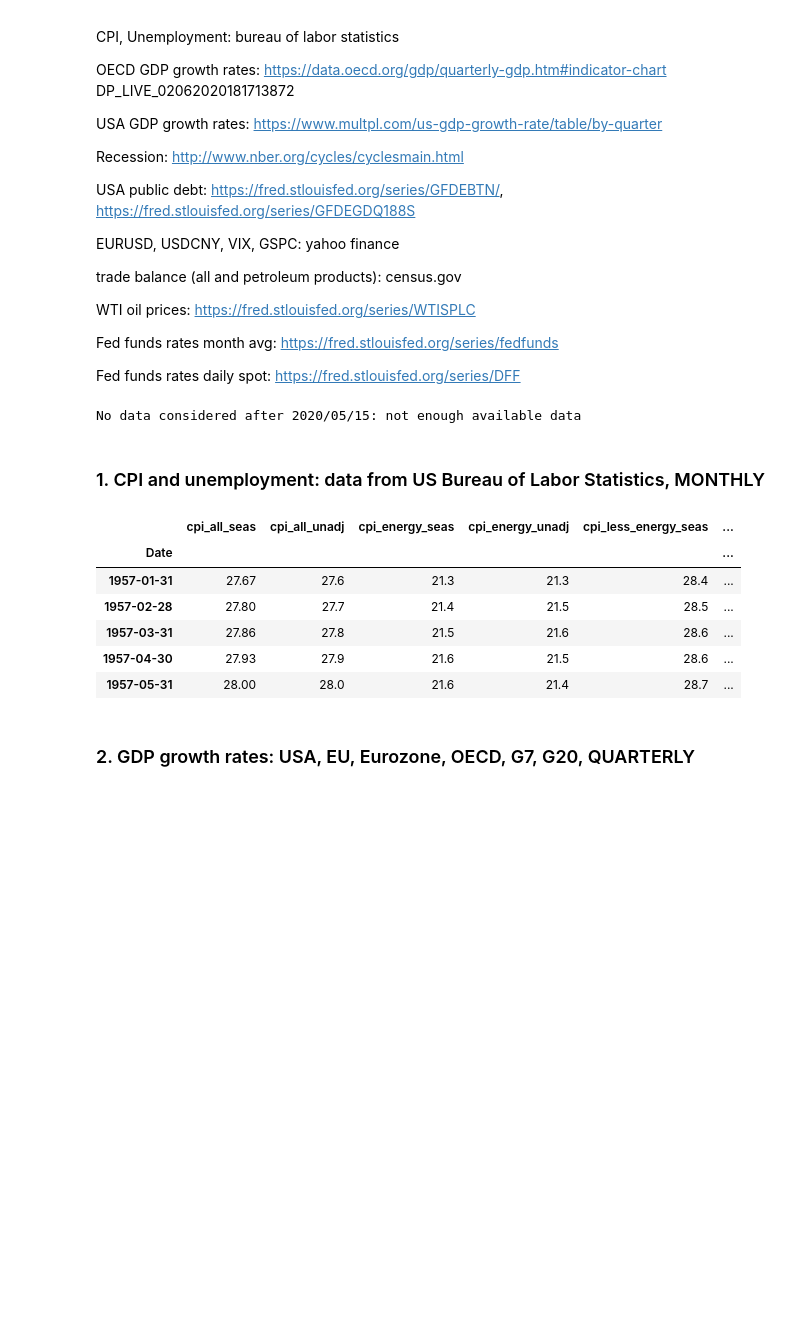
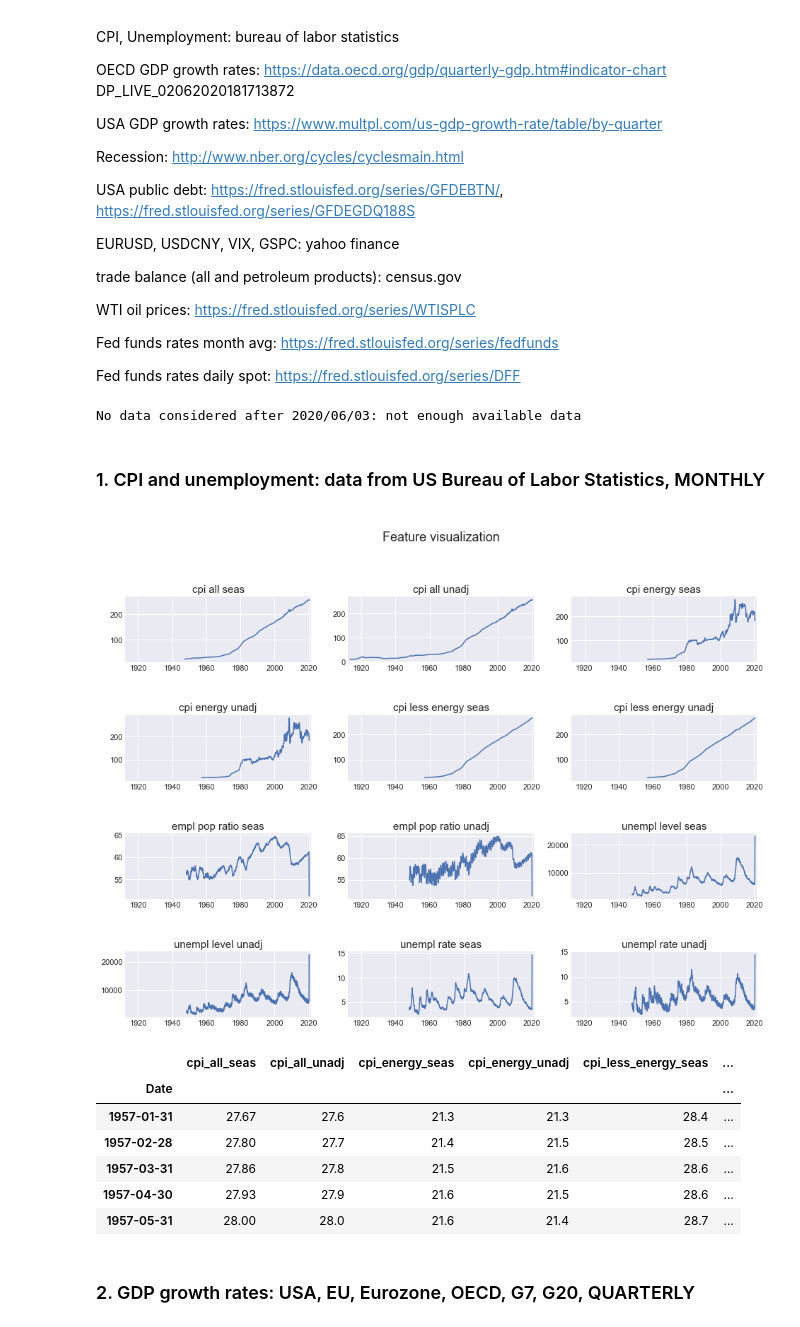
Before and after one commit to julesbertrand/Fed-repo-rate-forecasts, a Jupyter notebook: Finalproject_data_preprocessing.ipynb, the cells around one changed output. Cells and saved outputs as stored; diff of their text form; code cells hidden in the pictures; blank space fills up the shorter version.

```diff
--- a/Finalproject_data_preprocessing.ipynb
+++ b/Finalproject_data_preprocessing.ipynb
@@ -46,15 +44,22 @@ settings.add('LAST_AVLBLE_DATE', dt.datetime.today() - pd.tseries.offsets.DateOf
 print("No data considered after %s: not enough available data\n" % settings.get('LAST_AVLBLE_DATE').strftime('%Y/%m/%d'))
 
 settings.add('PATH_TO_DATA', "Data/other/")
+
+sns.set()
 # %% [output]
-No data considered after 2020/05/15: not enough available data
+No data considered after 2020/06/03: not enough available data
 # %% [markdown]
 ### 1. CPI and unemployment: data from US Bureau of Labor Statistics, MONTHLY
 # %%
 data_bls = data_processing_us_bls(get_file_names(path = "Data/US_BLS/"), "Data/US_BLS/")
 # data_bls.tail()
+data_bls = data_processing_end(data_bls.reset_index(level='Date'),
+                               visualize=True,
+                               date_col='Date'
+                              )
 data_bls.dropna().head()
 # %% [output]
+[figure, added]
 |  | cpi_all_seas | cpi_all_unadj | cpi_energy_seas | cpi_energy_unadj | cpi_less_energy_seas | ... |
 | Date |  |  |  |  |  | ... |
 | 1957-01-31 | 27.67 | 27.6 | 21.3 | 21.3 | 28.4 | ... |
```
Also changed, not shown: parts of 21 cells of this notebook, 11 other files.
